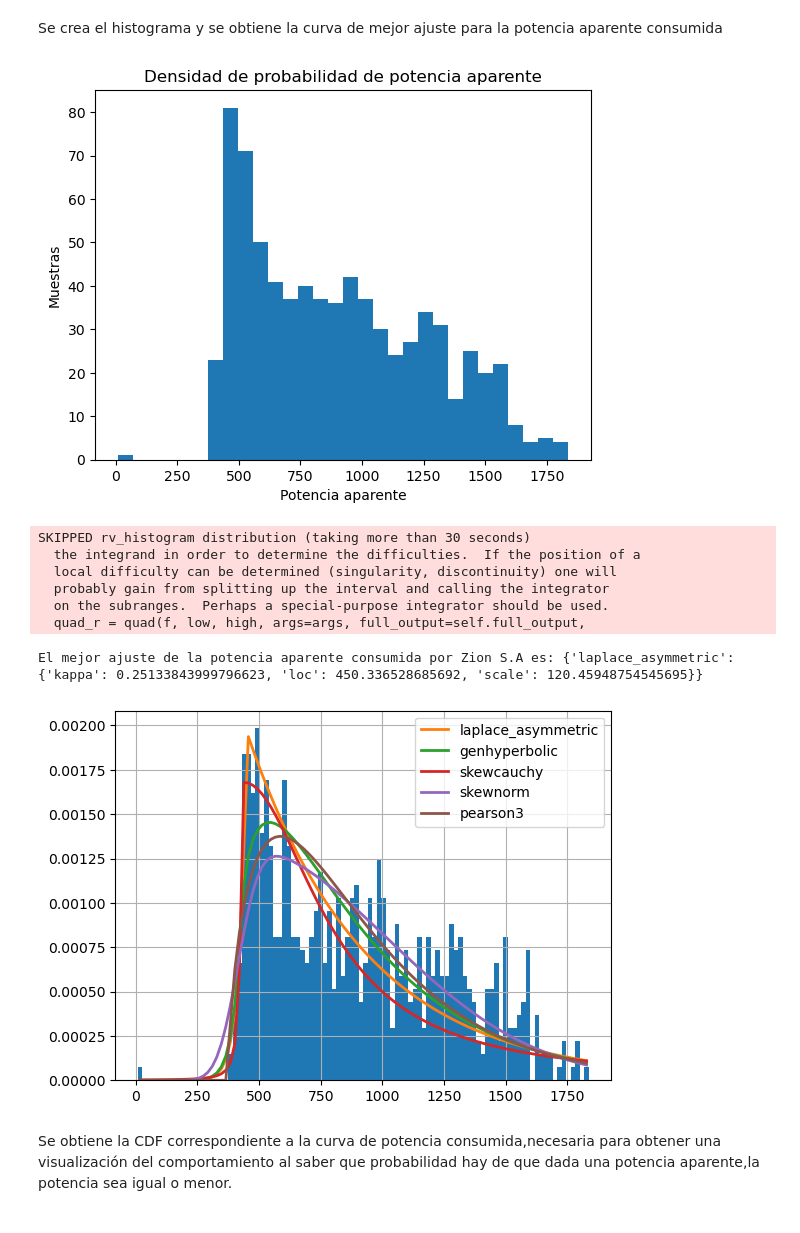
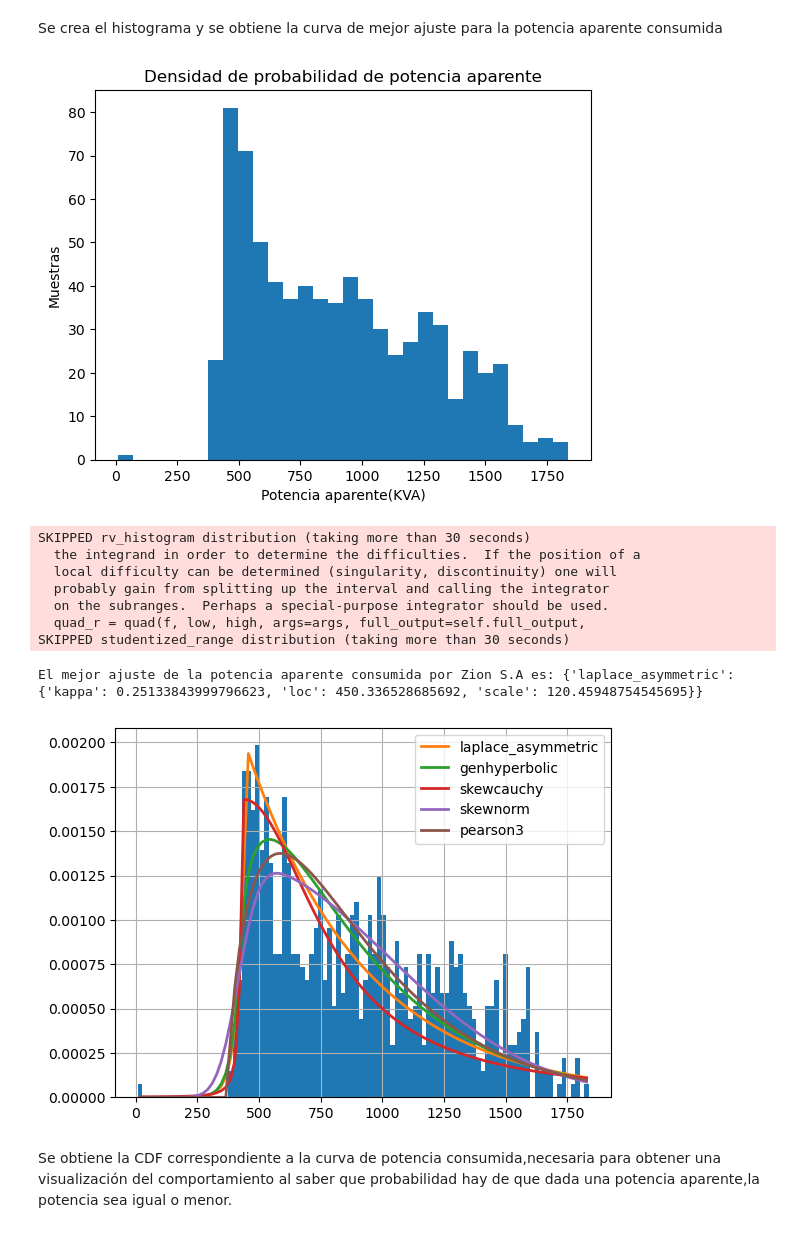
Before and after one commit to chusd7/Design_MV-LW_Substation, a Jupyter notebook: Proyecto.ipynb, the cells around one changed output. Saved outputs shown, nothing was run; the diff lists cells and outputs as text; code cells hidden in the pictures.

```diff
--- a/Proyecto.ipynb
+++ b/Proyecto.ipynb
@@ -54,31 +55,32 @@ Se crea el histograma y se obtiene la curva de mejor ajuste para la potencia apa
 # %%
 plt.hist(zion_curve['S'], bins=30) #, density=True
 plt.title('Densidad de probabilidad de potencia aparente')
-plt.xlabel('Potencia aparente')
+plt.xlabel('Potencia aparente(KVA)')
 plt.ylabel('Muestras')
 # Exportar la figura en formato SVG
 plt.savefig('Histograma.svg', transparent=True)
 # Se imprime en pantalla la imagen
 plt.show()
 # Se usa fitter para recorrer las distribuciones y aplicarlas al histograma
 Modelos = Fitter(zion_curve['S'].dropna())
 Modelos.fit()
 Modelos.summary()
 summary_1 = Modelos.summary()
 with open('Error_modelos.tex', 'w') as f:
     f.write(summary_1.to_latex(index=False))
 # La función get_best() permite encontrar el mejor ajuste e imprimir sus
 # Parámetros.
 mejor_ajuste_S = Modelos.get_best()
 print(f"El mejor ajuste de la potencia aparente consumida por Zion S.A es: {mejor_ajuste_S}")
 # %% [output]
-[figure, old version]
+[figure, new version]
 SKIPPED rv_histogram distribution (taking more than 30 seconds)
   the integrand in order to determine the difficulties.  If the position of a
   local difficulty can be determined (singularity, discontinuity) one will
   probably gain from splitting up the interval and calling the integrator
   on the subranges.  Perhaps a special-purpose integrator should be used.
   quad_r = quad(f, low, high, args=args, full_output=self.full_output,
+SKIPPED studentized_range distribution (taking more than 30 seconds)
 El mejor ajuste de la potencia aparente consumida por Zion S.A es: {'laplace_asymmetric': {'kappa': 0.25133843999796623, 'loc': 450.336528685692, 'scale': 120.45948754545695}}
 [figure]
 # %% [markdown]
```
Also changed, not shown: parts of 7 cells of this notebook, 24 other files.
